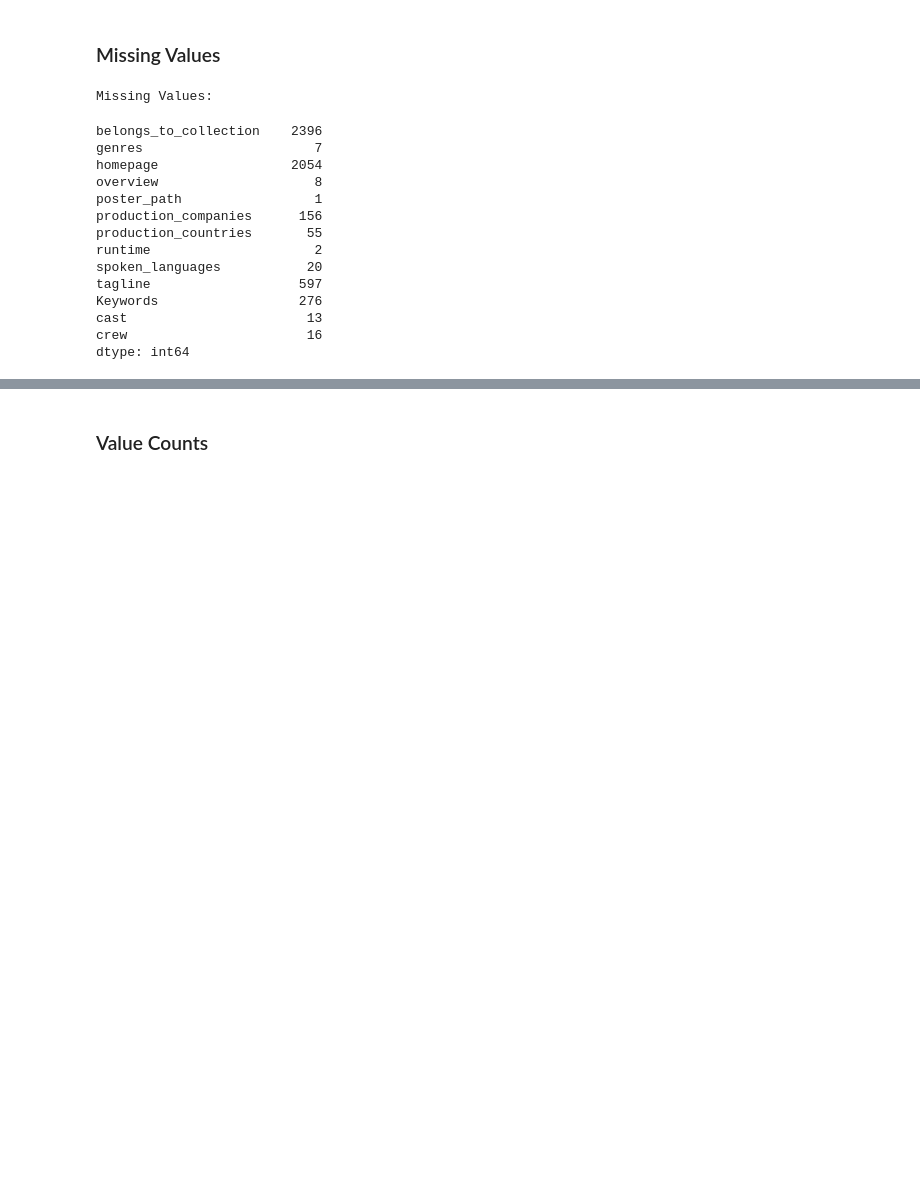
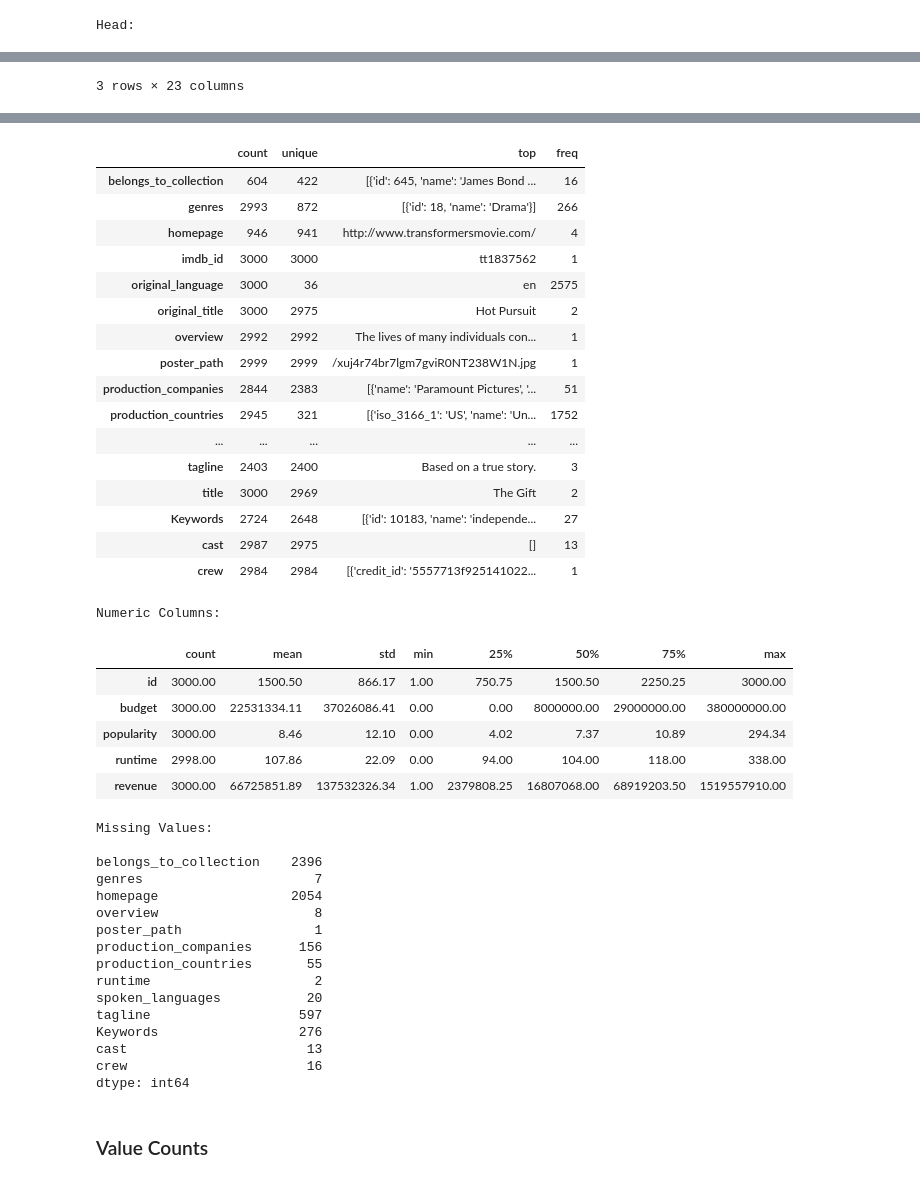
Before and after one commit to b-mv/rentalcats_boxoffice, a Jupyter notebook: boxoffice.ipynb, the cells around one changed output, grey strips where cells are left out. Drawn from its saved outputs; the diff is of its cells as text; code cells hidden in the pictures; blank space fills up the shorter version.

```diff
--- a/boxoffice.ipynb
+++ b/boxoffice.ipynb
@@ -45,26 +0,0 @@ print(type(train['genres'][0]))
-# %% [markdown]
-### Missing Values
-# %%
-# Which columns have missing values and how many?
-
-print('Missing Values: ')
-
-n_nulls = train.isnull().sum()
-mask = n_nulls > 0
-n_nulls[mask]
-# %% [output]
-Missing Values:
-belongs_to_collection    2396
-genres                      7
-homepage                 2054
-overview                    8
-poster_path                 1
-production_companies      156
-production_countries       55
-runtime                     2
-spoken_languages           20
-tagline                   597
-Keywords                  276
-cast                       13
-crew                       16
-dtype: int64
@@ -70,0 +43,7 @@ dtype: int64
+# %%
+### Import data
+
+train = pd.read_csv('data/train.csv')
+describe_data(train, head = 3)
+# %% [output]
+Head:
@@ -70,0 +54 @@ dtype: int64
+3 rows × 23 columns
@@ -71,3 +72,43 @@ dtype: int64
+|  | count | unique | top | freq |
+| belongs_to_collection | 604 | 422 | [{'id': 645, 'name': 'James Bond ... | 16 |
+| genres | 2993 | 872 | [{'id': 18, 'name': 'Drama'}] | 266 |
+| homepage | 946 | 941 | http://www.transformersmovie.com/ | 4 |
+| imdb_id | 3000 | 3000 | tt1837562 | 1 |
+| original_language | 3000 | 36 | en | 2575 |
+| original_title | 3000 | 2975 | Hot Pursuit | 2 |
+| overview | 2992 | 2992 | The lives of many individuals con... | 1 |
+| poster_path | 2999 | 2999 | /xuj4r74br7lgm7gviR0NT238W1N.jpg | 1 |
+| production_companies | 2844 | 2383 | [{'name': 'Paramount Pictures', '... | 51 |
+| production_countries | 2945 | 321 | [{'iso_3166_1': 'US', 'name': 'Un... | 1752 |
+| ... | ... | ... | ... | ... |
+| tagline | 2403 | 2400 | Based on a true story. | 3 |
+| title | 3000 | 2969 | The Gift | 2 |
+| Keywords | 2724 | 2648 | [{'id': 10183, 'name': 'independe... | 27 |
+| cast | 2987 | 2975 | [] | 13 |
+| crew | 2984 | 2984 | [{'credit_id': '5557713f925141022... | 1 |
+Numeric Columns:
+|  | count | mean | std | min | 25% | 50% | 75% | max |
+| id | 3000.00 | 1500.50 | 866.17 | 1.00 | 750.75 | 1500.50 | 2250.25 | 3000.00 |
+| budget | 3000.00 | 22531334.11 | 37026086.41 | 0.00 | 0.00 | 8000000.00 | 29000000.00 | 380000000.00 |
+| popularity | 3000.00 | 8.46 | 12.10 | 0.00 | 4.02 | 7.37 | 10.89 | 294.34 |
+| runtime | 2998.00 | 107.86 | 22.09 | 0.00 | 94.00 | 104.00 | 118.00 | 338.00 |
+| revenue | 3000.00 | 66725851.89 | 137532326.34 | 1.00 | 2379808.25 | 16807068.00 | 68919203.50 | 1519557910.00 |
+Missing Values:
+
+belongs_to_collection    2396
+genres                      7
+homepage                 2054
+overview                    8
+poster_path                 1
+production_companies      156
+production_countries       55
+runtime                     2
+spoken_languages           20
+tagline                   597
+Keywords                  276
+cast                       13
+crew                       16
+dtype: int64
 # %% [markdown]
 ### Value Counts
 # %%
```
Also changed, not shown: parts of 7 cells of this notebook.
